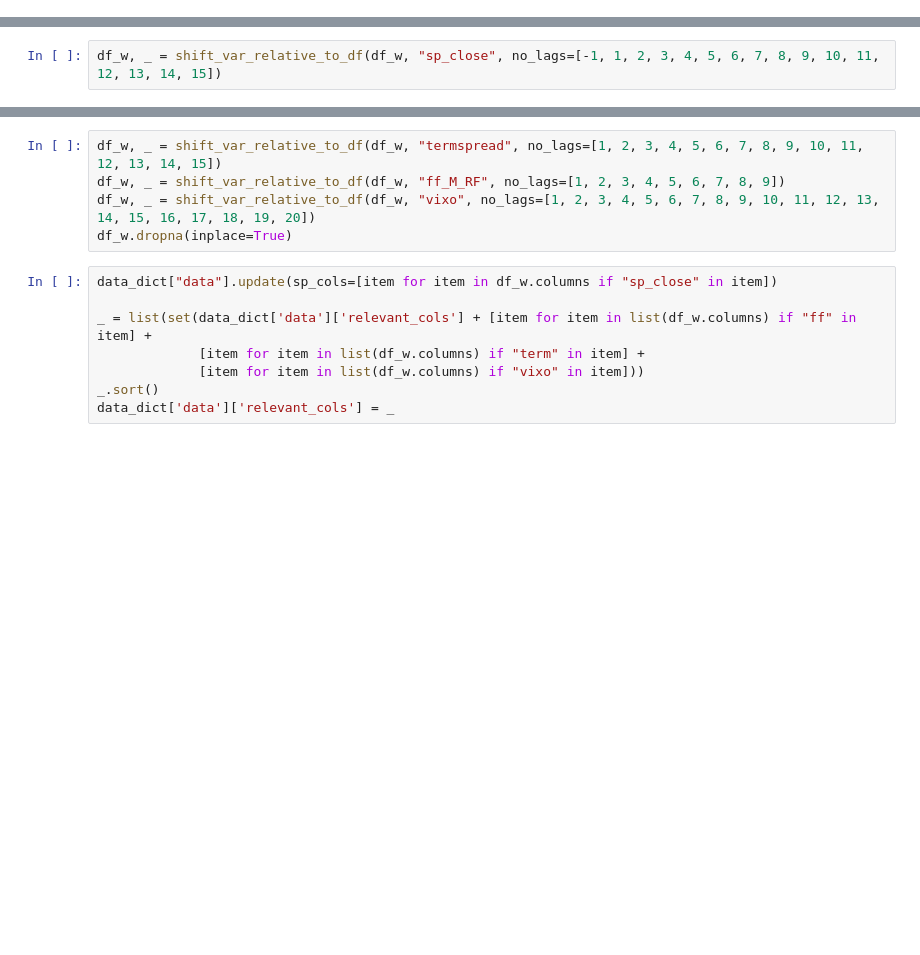
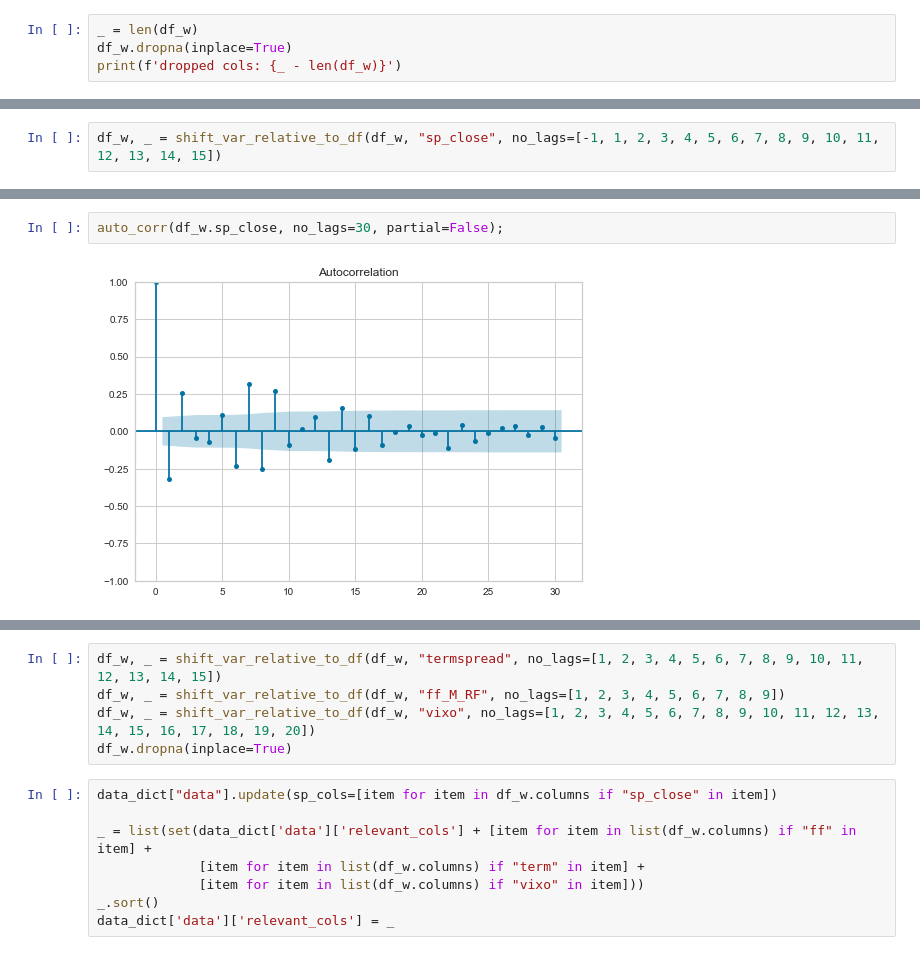
Before and after one commit to lukasgrahl/bachelor, a Jupyter notebook: notebooks/2.1-prepros.ipynb, the cells around one changed output, grey strips where cells are left out. Saved outputs shown, nothing was run; the diff lists cells and outputs as text; blank space fills up the shorter version.

```diff
--- a/notebooks/2.1-prepros.ipynb
+++ b/notebooks/2.1-prepros.ipynb
@@ -93,3 +108,7 @@ assert len(_) == 0, f"Relevant cols has columns not pertaining to df: {_}"
 # datetime sanity
 check_datetime_sanity(df_w.date)
 check_singularity_of_values(df_w.date)
+# %%
+_ = len(df_w)
+df_w.dropna(inplace=True)
+print(f'dropped cols: {_ - len(df_w)}')
@@ -214,0 +232,4 @@ df_cross_corr(x,
+# %%
+auto_corr(df_w.sp_close, no_lags=30, partial=False);
+# %% [output]
+[figure, added]
```
Also changed, not shown: parts of 18 cells of this notebook, 5 other files.
